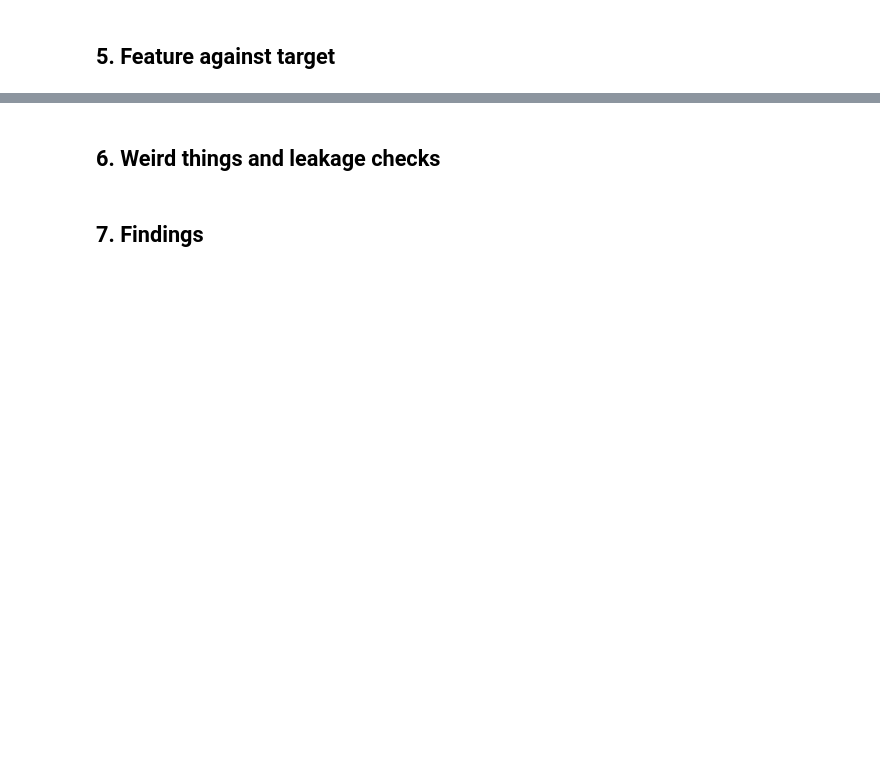
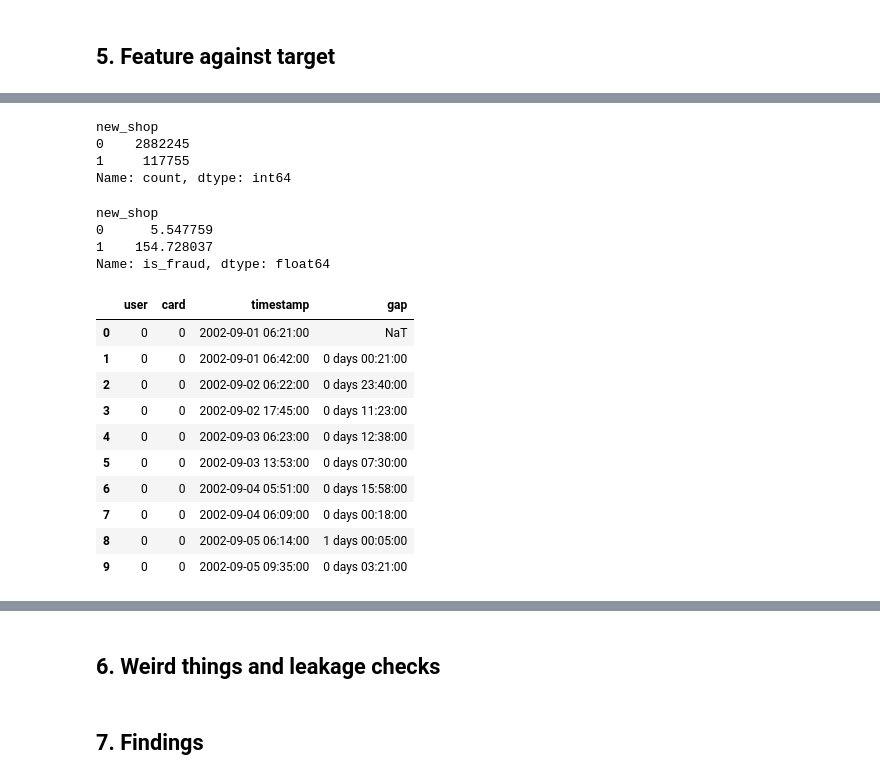
Before and after one commit to Ankush-Manhas840/fraud-detection-realtime, a Jupyter notebook: notebooks/01b_eda_ibm.ipynb, the cells around one changed output, grey strips where cells are left out. Saved outputs shown, nothing was run; the diff lists cells and outputs as text; code cells hidden in the pictures; blank space fills up the shorter version.

```diff
--- a/notebooks/01b_eda_ibm.ipynb
+++ b/notebooks/01b_eda_ibm.ipynb
@@ -195,0 +366,2 @@ df.loc[4099:4099+6]
+# %%
+df["outside_us"]=((df["zip"].isna() )& (df["merchant_state"].notna())).astype(int)
@@ -195,0 +382,4 @@ df.loc[4099:4099+6]
+# %%
+df = df.sort_values(["user", "card", "timestamp"])
+# %%
+df["seen_before"]=df.duplicated(subset=["user","card","merchant_name"])
@@ -195,0 +400,30 @@ df.loc[4099:4099+6]
+# %%
+df["new_shop"]=(~df["seen_before"]).astype(int)
+df["new_shop"].value_counts()
+# %% [output]
+new_shop
+0    2882245
+1     117755
+Name: count, dtype: int64
+# %%
+df.groupby("new_shop")["is_fraud"].mean() *10000
+# %% [output]
+new_shop
+0      5.547759
+1    154.728037
+Name: is_fraud, dtype: float64
+# %%
+df["gap"]=df.groupby(["user","card"])["timestamp"].diff()
+df[["user","card","timestamp","gap"]].head(10)
+# %% [output]
+|  | user | card | timestamp | gap |
+| 0 | 0 | 0 | 2002-09-01 06:21:00 | NaT |
+| 1 | 0 | 0 | 2002-09-01 06:42:00 | 0 days 00:21:00 |
+| 2 | 0 | 0 | 2002-09-02 06:22:00 | 0 days 23:40:00 |
+| 3 | 0 | 0 | 2002-09-02 17:45:00 | 0 days 11:23:00 |
+| 4 | 0 | 0 | 2002-09-03 06:23:00 | 0 days 12:38:00 |
+| 5 | 0 | 0 | 2002-09-03 13:53:00 | 0 days 07:30:00 |
+| 6 | 0 | 0 | 2002-09-04 05:51:00 | 0 days 15:58:00 |
+| 7 | 0 | 0 | 2002-09-04 06:09:00 | 0 days 00:18:00 |
+| 8 | 0 | 0 | 2002-09-05 06:14:00 | 1 days 00:05:00 |
+| 9 | 0 | 0 | 2002-09-05 09:35:00 | 0 days 03:21:00 |
```
Also changed, not shown: parts of 21 cells of this notebook, 2 other files.
